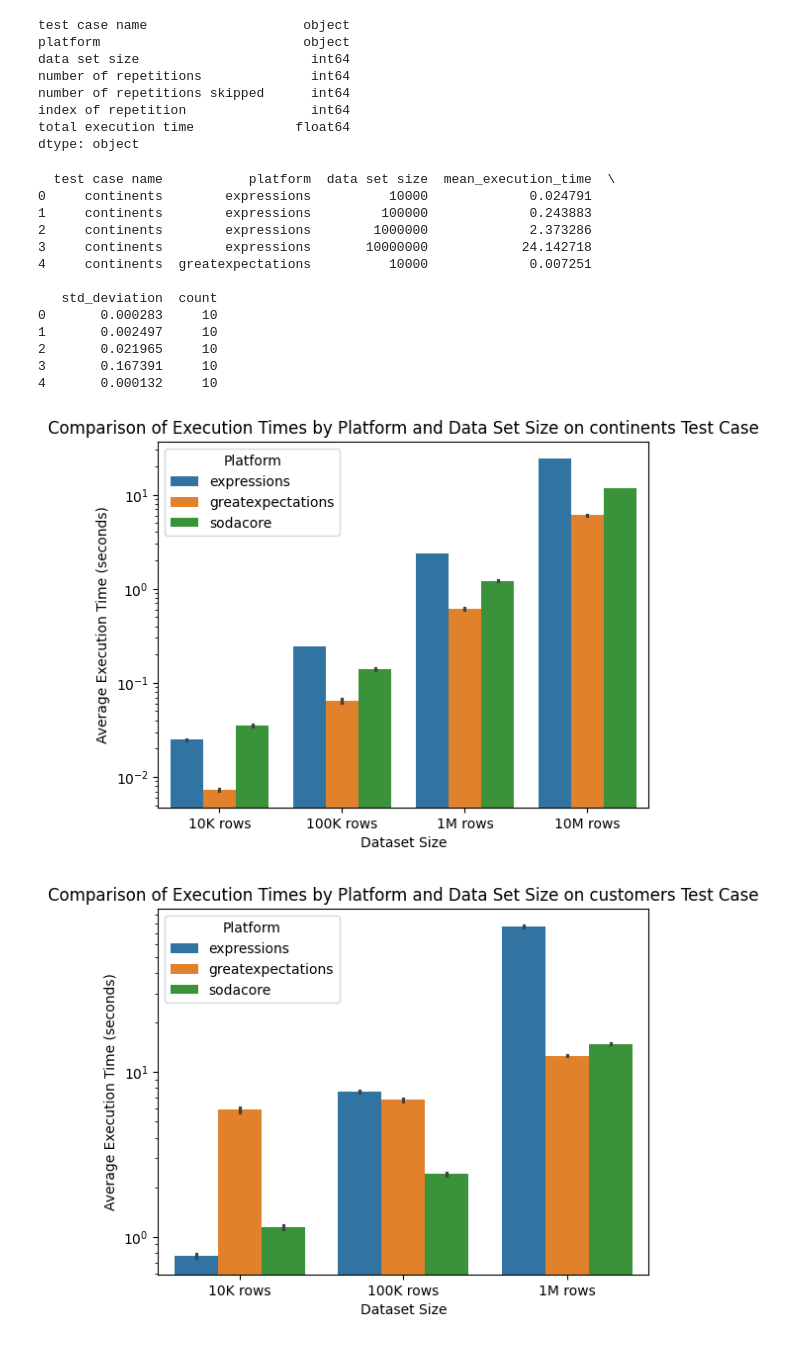
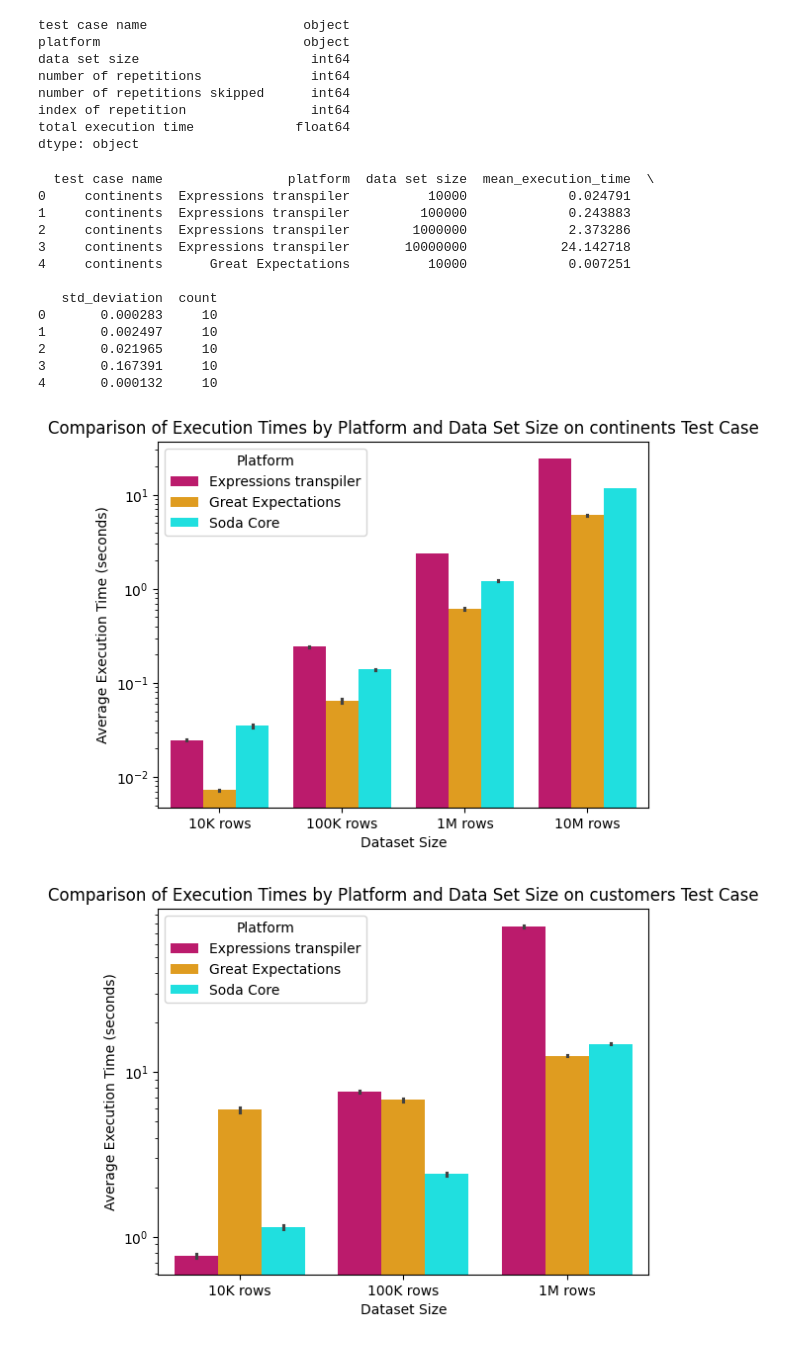
Before and after one commit to zdenecek/bachelor-thesis, a Jupyter notebook: result-analysis/analysis.ipynb, the cells around one changed output. Drawn from its saved outputs; the diff is of its cells as text; code cells hidden in the pictures.

```diff
--- a/result-analysis/analysis.ipynb
+++ b/result-analysis/analysis.ipynb
@@ -6,7 +6,8 @@ import numpy as np
 # %%
 # Load the data
 data = pd.read_csv('results.csv',  names=['test case name', 'platform', 'data set size', 'number of repetitions', 'number of repetitions skipped', 'index of repetition', 'total execution time'])
+data['platform'] = data['platform'].replace({'sodacore': 'Soda Core', 'greatexpectations': 'Great Expectations', 'expressions': 'Expressions transpiler'})
 
-# Display the first few rows of the dataframe
+palette = {'Soda Core': 'cyan', 'Great Expectations': 'orange', 'Expressions transpiler': '#D6006D'}
 print(data.head())
 # %% [output]
@@ -36,27 +44,22 @@ index of repetition                int64
 total execution time             float64
 dtype: object
 # %%
-
-# Filter out warm up repetitions
 data = data[data["index of repetition"] >= 0]
 
-# Calculate the mean and standard deviation of the total execution time for each test case
 aggregate_data = data.groupby(['test case name','platform', 'data set size']).aggregate(
     mean_execution_time=('total execution time', 'mean'),
     std_deviation=('total execution time', 'std'),
     count=('total execution time', 'count')
 ).reset_index()
 
-# Check the aggregated data
-
 print(aggregate_data.head())
 # %% [output]
-  test case name           platform  data set size  mean_execution_time  \
-0     continents        expressions          10000             0.024791
-1     continents        expressions         100000             0.243883
-2     continents        expressions        1000000             2.373286
-3     continents        expressions       10000000            24.142718
-4     continents  greatexpectations          10000             0.007251
+  test case name                platform  data set size  mean_execution_time  \
+0     continents  Expressions transpiler          10000             0.024791
+1     continents  Expressions transpiler         100000             0.243883
+2     continents  Expressions transpiler        1000000             2.373286
+3     continents  Expressions transpiler       10000000            24.142718
+4     continents      Great Expectations          10000             0.007251
 
    std_deviation  count
 0       0.000283     10
@@ -71,10 +74,13 @@ os.makedirs('plots', exist_ok=True)
 def save_plot(plot, file_name):
     path = os.path.join('plots', file_name) + '.png'
     plot.savefig(path, dpi=300,  bbox_inches='tight')
+
+def save_table(table, filename):
+    path = os.path.join('plots', filename) + '.tex'
+    table.to_latex(path, index=False)
 # %%
 # Create bar plot with 95% confidence intervals
 
-# pretty print the dataset size
 def pretty_print_dataset_size(s):
     # convert 1000 to 1K etc.
     return str(s)[::-1].replace('000000', 'M').replace('000', 'K')[::-1] + ' rows'
@@ -96,38 +102,44 @@ def barplot_err(x, y, xerr=None, yerr=None, data=None, **kwargs):
             _data_i[y] = [_row[y]-_row[yerr], _row[y], _row[y]+_row[yerr]]
         _data.append(_data_i)
 
 
     _data = pd.concat(_data, ignore_index=True, sort=False)
 
     _ax = sns.barplot(x=x,y=y,data=_data, errorbar=('ci', 95), **kwargs)
 
     return _ax
 
-
-# Plot the data
-
 test_cases = [
               'continents',
               'customers'
               ]
 
 # Create a plot for each dataset size
 for case in test_cases:
     data = aggregate_data[aggregate_data['test case name'] == case]
+
+    table = data.sort_values(by='data set size')
+    table.drop(columns=['test case name', 'count', 'data set size'], inplace=True)
+    table.rename(columns={'dataset_label': 'data set', "mean_execution_time": "mean execution time (s)", "std_deviation": "standard deviation (s)"}, inplace=True)
+    table = table[['data set'] + [col for col in table if col != 'data set']]
+
+    save_table(table, 'execution_time_comparison_' + case)
+
+
     plt.plot(figsize=(14,10))
-    chart = barplot_err(x="data set size", y="mean_execution_time", yerr="std_deviation", hue="platform",
+    chart = barplot_err(x="data set size", y="mean_execution_time", yerr="std_deviation", hue="platform", palette=palette,
     data=data, ax=plt.gca())
     chart.set_xticklabels(data.dataset_label)
 
     plt.yscale('log')
     plt.title('Comparison of Execution Times by Platform and Data Set Size on ' + case + ' Test Case')
     plt.xlabel('Dataset Size')
     plt.ylabel('Average Execution Time (seconds)')
     plt.legend(title='Platform')
     save_plot(plt, 'execution_time_comparison_' + case)
     plt.show()
 # %% [output]
-[figure, old version]
+[figure, new version]
-[figure, old version]
+[figure, new version]
 # %%
 def calculate_relative_speedup(row, base_times):
```
Also changed, not shown: parts of 2 cells of this notebook, 23 other files.
